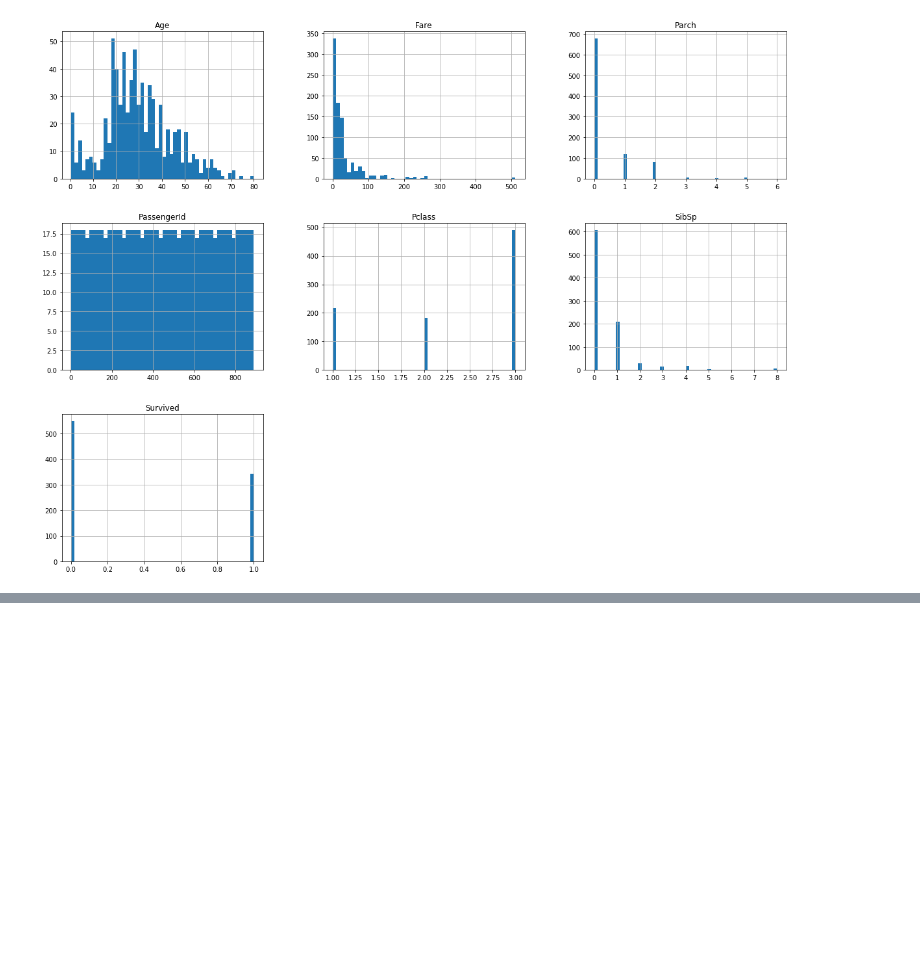
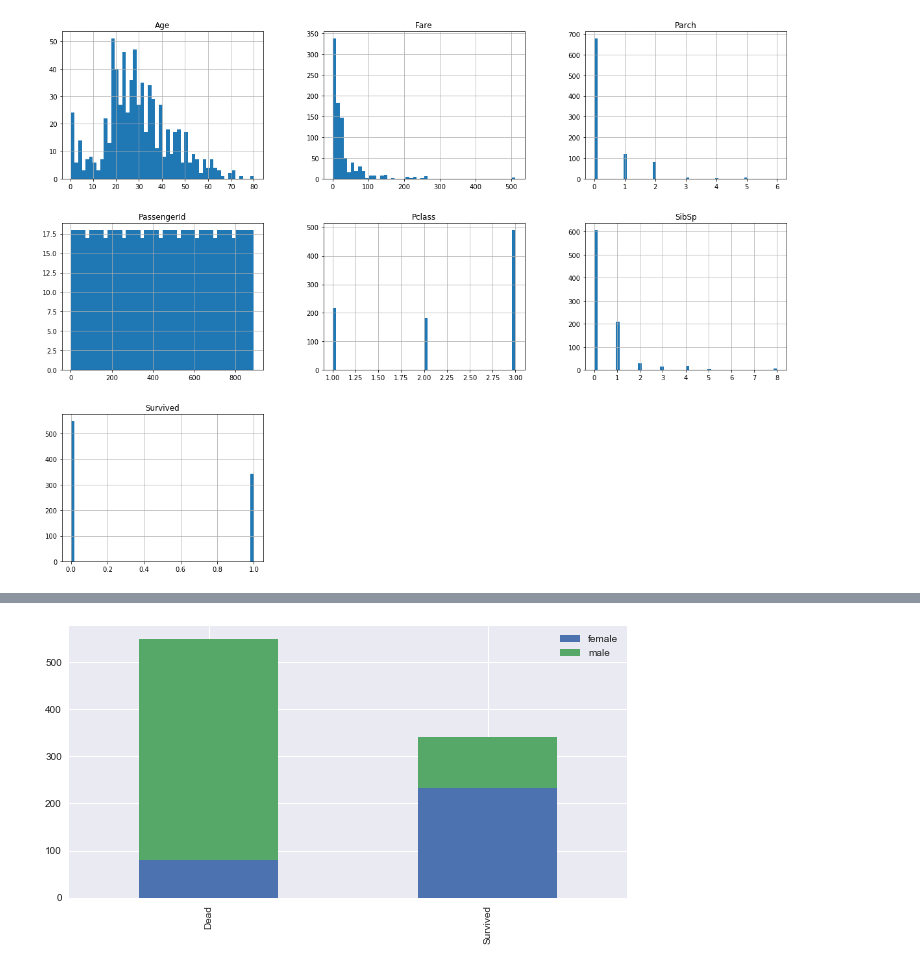
Before and after one commit to lee-kyubong/kaggle, a Jupyter notebook: titanic/kaggle-titanic-py.ipynb, the cells around one changed output, grey strips where cells are left out. Drawn from its saved outputs; the diff is of its cells as text; code cells hidden in the pictures; blank space fills up the shorter version.

```diff
--- a/titanic/kaggle-titanic-py.ipynb
+++ b/titanic/kaggle-titanic-py.ipynb
@@ -68,0 +97,9 @@ plt.show()
+# %%
+import matplotlib.pyplot as plt
+%matplotlib inline
+import seaborn as sns
+sns.set() # setting seaborn default for plots
+# %%
+bar_chart('Sex')
+# %% [output]
+[figure, added]
```
Also changed, not shown: parts of 10 cells of this notebook.
